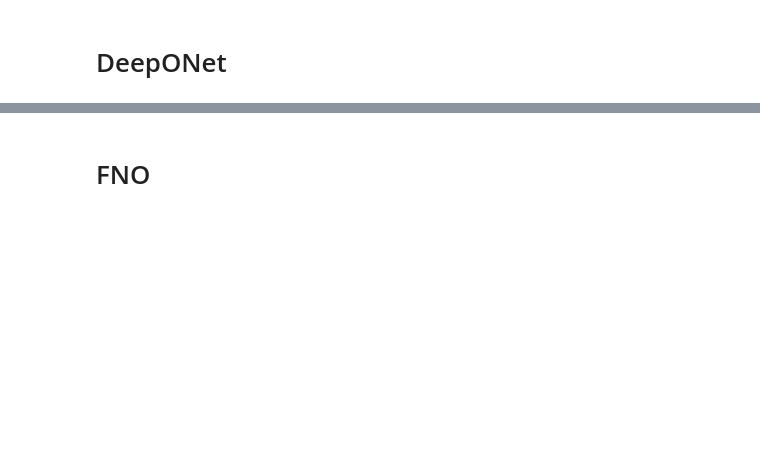
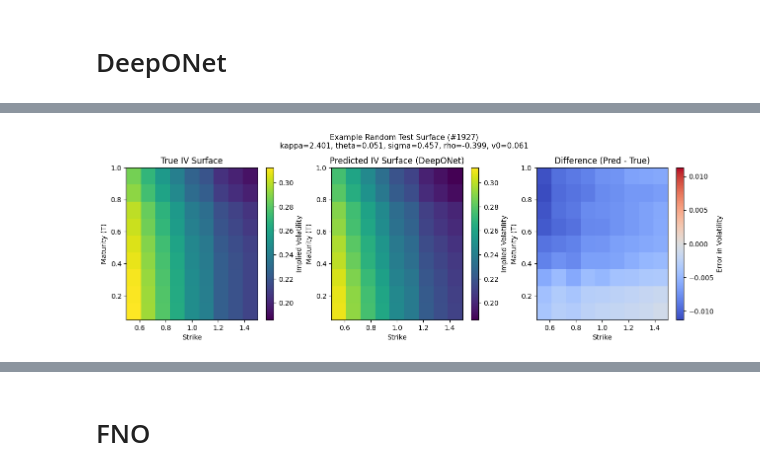
Before and after one commit to nwinkler99/deeponet_calibrations, a Jupyter notebook: prototyp.ipynb, the cells around one changed output, grey strips where cells are left out. Drawn from its saved outputs; the diff is of its cells as text; code cells hidden in the pictures; blank space fills up the shorter version.

```diff
--- a/prototyp.ipynb
+++ b/prototyp.ipynb
@@ -201,61 +208,63 @@ KeyboardInterrupt:
 # ============================================================
 
 # Select one random test surface (each surface = 81 points)
 idx_example = np.random.randint(0, len(Xb_test)//81)
 idxs = slice(idx_example*81, (idx_example+1)*81)
 
 # Extract parameters used for that surface
 params_example = Xb_test[idxs][0].numpy()
 param_names = ["kappa", "theta", "sigma", "rho", "v0"]
 
 # Predict implied vol surface for this parameter set
 with torch.no_grad():
     pred = deeponet_forward(branch, trunk, Xb_test[idxs], Xt_test[idxs]).numpy()
 true_iv = y_test[idxs].numpy()
 
 # Reshape to 9x9 grid for plotting
 true_iv_2d = true_iv.reshape(9,9)
 pred_iv_2d = pred.reshape(9,9)
 diff_2d = pred_iv_2d - true_iv_2d
 
 # Shared limits for True & Pred
 vmin = min(true_iv.min(), pred.min())
 vmax = max(true_iv.max(), pred.max())
 diff_lim = np.max(np.abs(diff_2d))
 
-# # --- Create figure ---
-# fig, ax = plt.subplots(1, 3, figsize=(15, 4), gridspec_kw={'wspace': 0.25})
+# --- Create figure ---
+fig, ax = plt.subplots(1, 3, figsize=(15, 4), gridspec_kw={'wspace': 0.25})
 
-# # --- (1) True IV Surface ---
-# im0 = ax[0].imshow(true_iv_2d, origin='lower', extent=[0.5, 1.5, 0.05, 1.0],
-#                    aspect='auto', cmap='viridis', vmin=vmin, vmax=vmax)
-# ax[0].set_title("True IV Surface")
-# ax[0].set_xlabel("Strike")
-# ax[0].set_ylabel("Maturity (T)")
-# fig.colorbar(im0, ax=ax[0], label="Implied Volatility")
+# --- (1) True IV Surface ---
+im0 = ax[0].imshow(true_iv_2d, origin='lower', extent=[0.5, 1.5, 0.05, 1.0],
+                   aspect='auto', cmap='viridis', vmin=vmin, vmax=vmax)
+ax[0].set_title("True IV Surface")
+ax[0].set_xlabel("Strike")
+ax[0].set_ylabel("Maturity (T)")
+fig.colorbar(im0, ax=ax[0], label="Implied Volatility")
 
-# # --- (2) Predicted IV Surface ---
-# im1 = ax[1].imshow(pred_iv_2d, origin='lower', extent=[0.5, 1.5, 0.05, 1.0],
-#                    aspect='auto', cmap='viridis', vmin=vmin, vmax=vmax)
-# ax[1].set_title("Predicted IV Surface (DeepONet)")
-# ax[1].set_xlabel("Strike")
-# ax[1].set_ylabel("Maturity (T)")
-# fig.colorbar(im1, ax=ax[1], label="Implied Volatility")
+# --- (2) Predicted IV Surface ---
+im1 = ax[1].imshow(pred_iv_2d, origin='lower', extent=[0.5, 1.5, 0.05, 1.0],
+                   aspect='auto', cmap='viridis', vmin=vmin, vmax=vmax)
+ax[1].set_title("Predicted IV Surface (DeepONet)")
+ax[1].set_xlabel("Strike")
+ax[1].set_ylabel("Maturity (T)")
+fig.colorbar(im1, ax=ax[1], label="Implied Volatility")
 
-# # --- (3) Difference ---
-# im2 = ax[2].imshow(diff_2d, origin='lower', extent=[0.5, 1.5, 0.05, 1.0],
-#                    aspect='auto', cmap='coolwarm', vmin=-diff_lim, vmax=diff_lim)
-# ax[2].set_title("Difference (Pred - True)")
-# ax[2].set_xlabel("Strike")
-# ax[2].set_ylabel("Maturity (T)")
-# fig.colorbar(im2, ax=ax[2], label="Error in Volatility")
+# --- (3) Difference ---
+im2 = ax[2].imshow(diff_2d, origin='lower', extent=[0.5, 1.5, 0.05, 1.0],
+                   aspect='auto', cmap='coolwarm', vmin=-diff_lim, vmax=diff_lim)
+ax[2].set_title("Difference (Pred - True)")
+ax[2].set_xlabel("Strike")
+ax[2].set_ylabel("Maturity (T)")
+fig.colorbar(im2, ax=ax[2], label="Error in Volatility")
 
-# # --- Global title ---
-# plt.suptitle(
-#     f"Example Random Test Surface (#{idx_example})\n"
-#     + ", ".join([f"{n}={p:.3f}" for n,p in zip(param_names, params_example)]),
-#     fontsize=11, y=1.05
-# )
+# --- Global title ---
+plt.suptitle(
+    f"Example Random Test Surface (#{idx_example})\n"
+    + ", ".join([f"{n}={p:.3f}" for n,p in zip(param_names, params_example)]),
+    fontsize=11, y=1.05
+)
 
-# plt.tight_layout()
-# plt.show()
+plt.tight_layout()
+plt.show()
+# %% [output]
+[figure, added]
```
Also changed, not shown: parts of 4 cells of this notebook, 29 other files.
